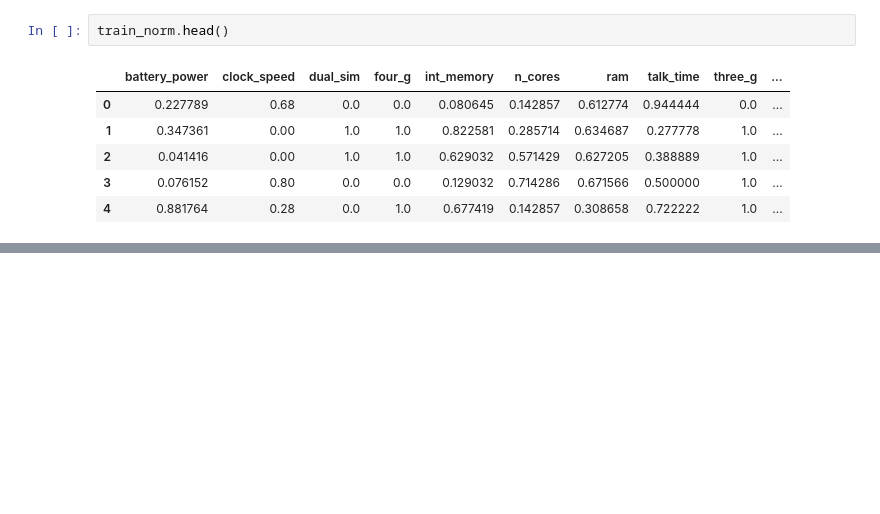
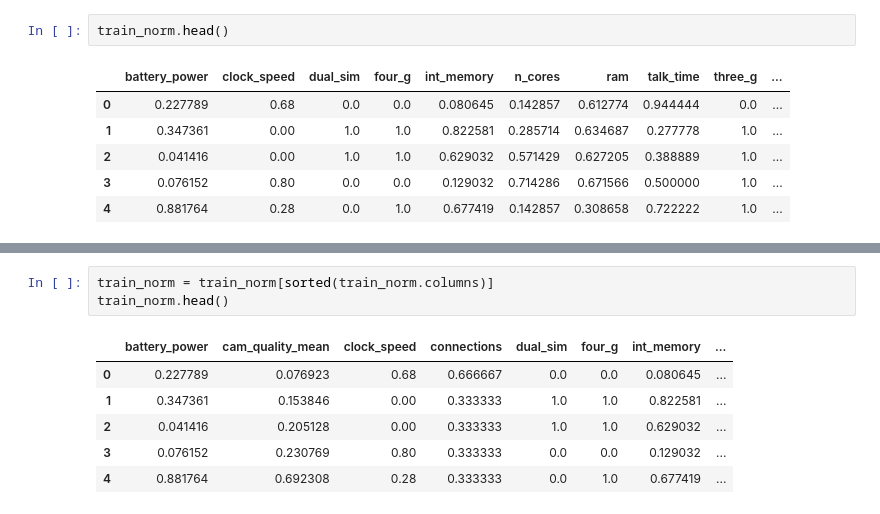
Before and after one commit to Carlos3du/diabetes_prediction, a Jupyter notebook: notebook.ipynb, the cells around one changed output, grey strips where cells are left out. Cells and saved outputs as stored; diff of their text form; blank space fills up the shorter version.

```diff
--- a/notebook.ipynb
+++ b/notebook.ipynb
@@ -352,0 +429,10 @@ train_norm.head()
+# %%
+train_norm = train_norm[sorted(train_norm.columns)]
+train_norm.head()
+# %% [output]
+|  | battery_power | cam_quality_mean | clock_speed | connections | dual_sim | four_g | int_memory | ... |
+| 0 | 0.227789 | 0.076923 | 0.68 | 0.666667 | 0.0 | 0.0 | 0.080645 | ... |
+| 1 | 0.347361 | 0.153846 | 0.00 | 0.333333 | 1.0 | 1.0 | 0.822581 | ... |
+| 2 | 0.041416 | 0.205128 | 0.00 | 0.333333 | 1.0 | 1.0 | 0.629032 | ... |
+| 3 | 0.076152 | 0.230769 | 0.80 | 0.333333 | 0.0 | 0.0 | 0.129032 | ... |
+| 4 | 0.881764 | 0.692308 | 0.28 | 0.333333 | 0.0 | 1.0 | 0.677419 | ... |
```
Also changed, not shown: parts of 10 cells of this notebook, 1 other file.
